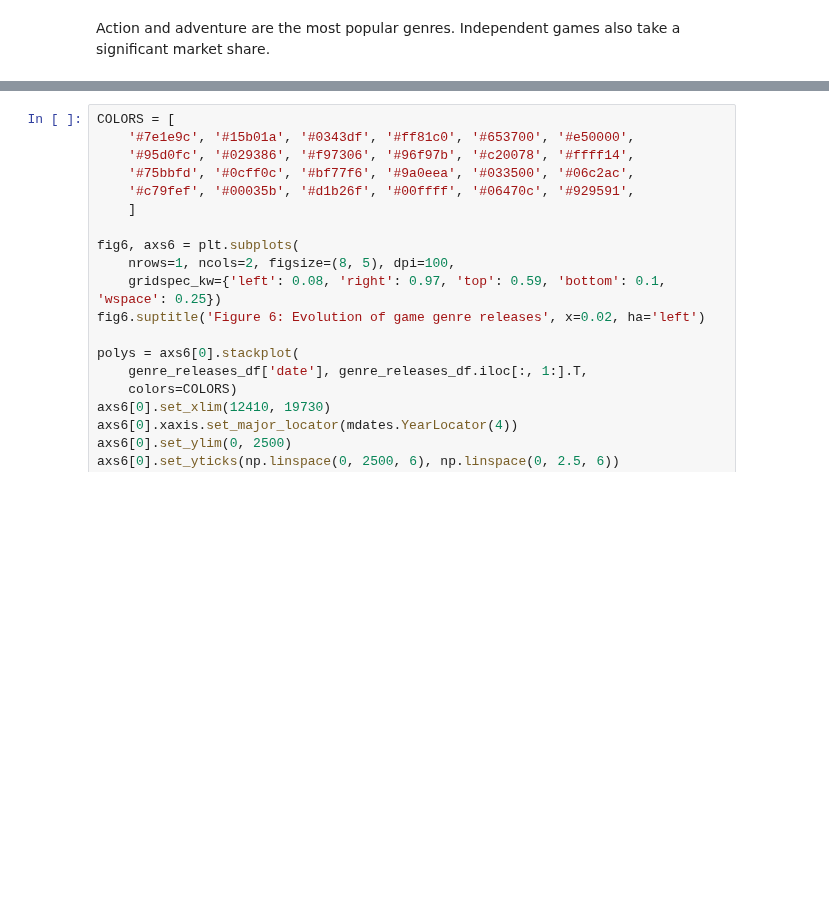
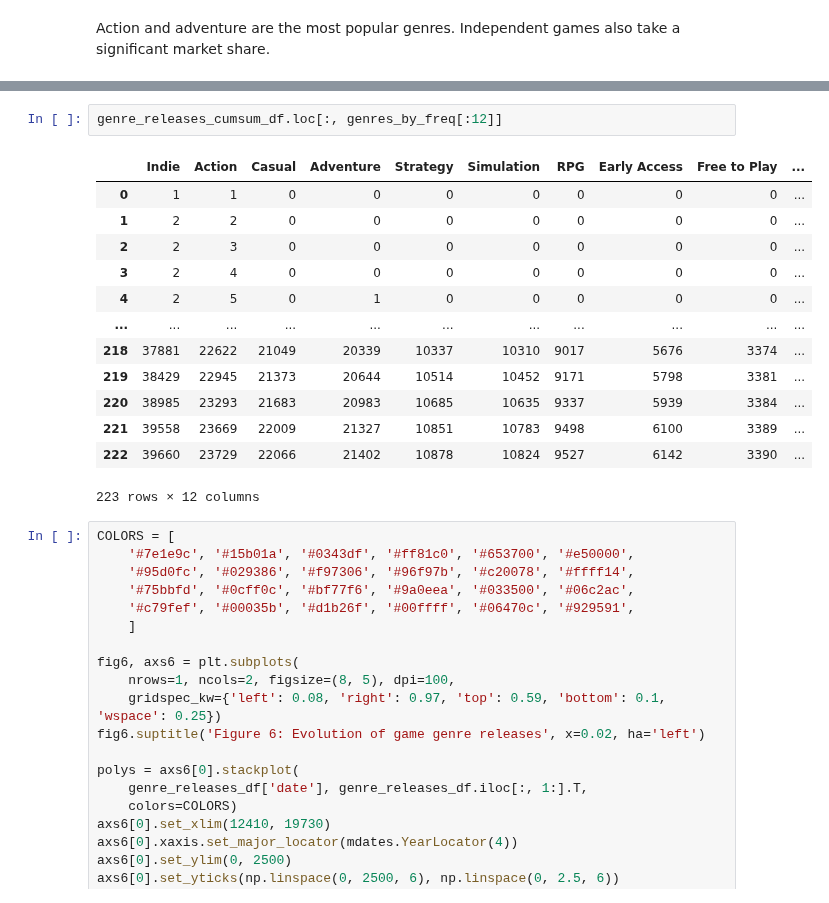
Before and after one commit to netesf13d/jedha-projects, a Jupyter notebook: 1-02-Steam_videogames_platform/Steam_videogames_platform.ipynb, the cells around one changed output, grey strips where cells are left out. Drawn from its saved outputs; the diff is of its cells as text; blank space fills up the shorter version.

```diff
--- a/1-02-Steam_videogames_platform/Steam_videogames_platform.ipynb
+++ b/1-02-Steam_videogames_platform/Steam_videogames_platform.ipynb
@@ -1347,3 +1408,19 @@ genre_releases_cumsum_df
+# %%
+genre_releases_cumsum_df.loc[:, genres_by_freq[:12]]
+# %% [output]
+|  | Indie | Action | Casual | Adventure | Strategy | Simulation | RPG | Early Access | Free to Play | ... |
+| 0 | 1 | 1 | 0 | 0 | 0 | 0 | 0 | 0 | 0 | ... |
+| 1 | 2 | 2 | 0 | 0 | 0 | 0 | 0 | 0 | 0 | ... |
+| 2 | 2 | 3 | 0 | 0 | 0 | 0 | 0 | 0 | 0 | ... |
+| 3 | 2 | 4 | 0 | 0 | 0 | 0 | 0 | 0 | 0 | ... |
+| 4 | 2 | 5 | 0 | 1 | 0 | 0 | 0 | 0 | 0 | ... |
+| ... | ... | ... | ... | ... | ... | ... | ... | ... | ... | ... |
+| 218 | 37881 | 22622 | 21049 | 20339 | 10337 | 10310 | 9017 | 5676 | 3374 | ... |
+| 219 | 38429 | 22945 | 21373 | 20644 | 10514 | 10452 | 9171 | 5798 | 3381 | ... |
+| 220 | 38985 | 23293 | 21683 | 20983 | 10685 | 10635 | 9337 | 5939 | 3384 | ... |
+| 221 | 39558 | 23669 | 22009 | 21327 | 10851 | 10783 | 9498 | 6100 | 3389 | ... |
+| 222 | 39660 | 23729 | 22066 | 21402 | 10878 | 10824 | 9527 | 6142 | 3390 | ... |
+223 rows × 12 columns
 # %%
 COLORS = [
     '#7e1e9c', '#15b01a', '#0343df', '#ff81c0', '#653700', '#e50000',
```
Also changed, not shown: parts of 19 cells of this notebook, 3 other files.
